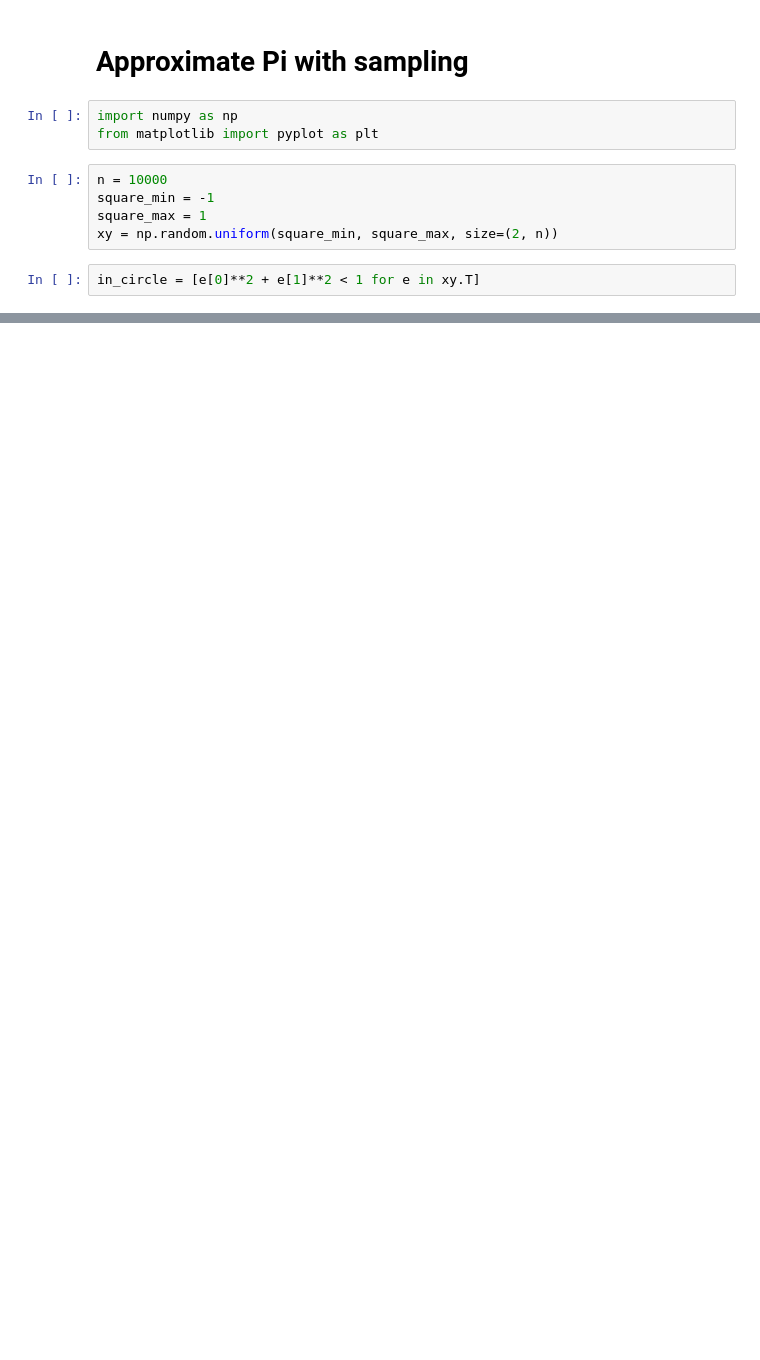
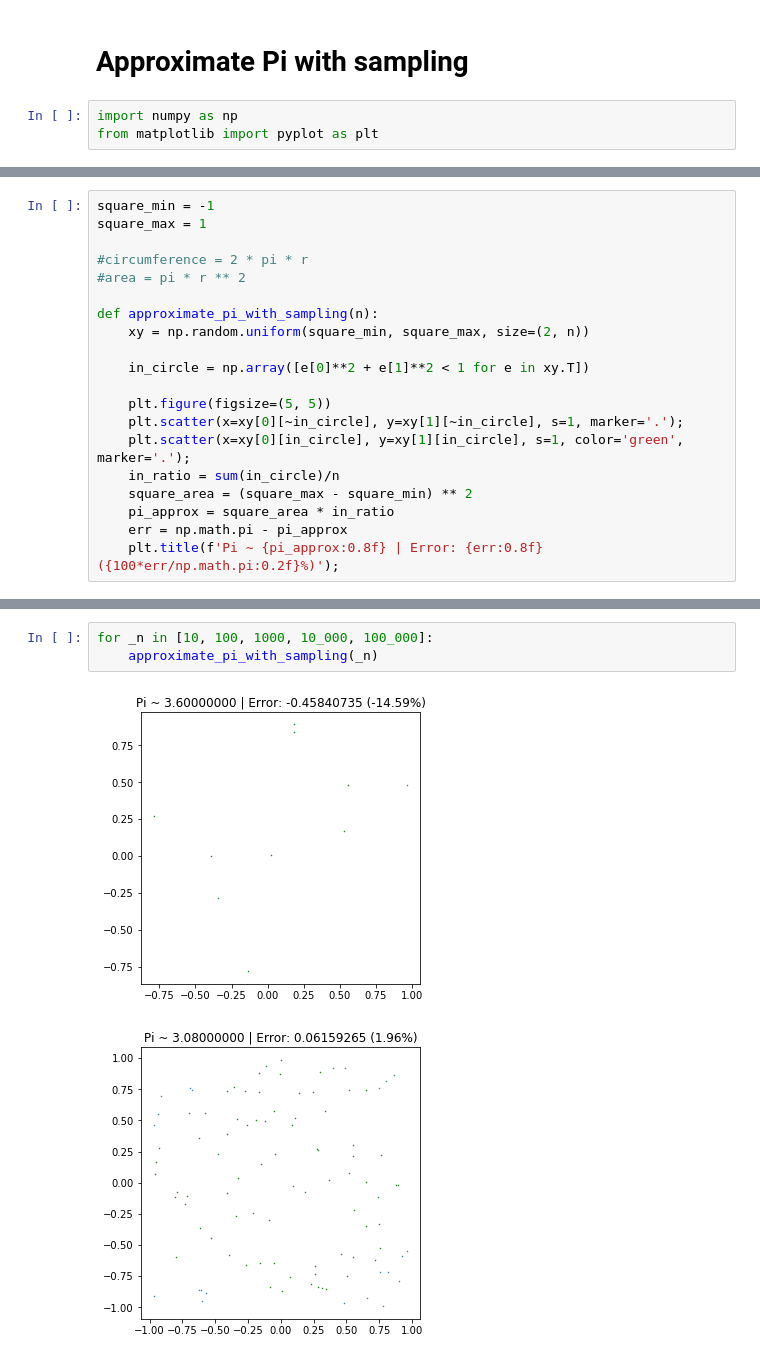
Before and after one commit to Robert-Muil/QB_Bayes_Course, a Jupyter notebook: notebooks/Approximating Pi.ipynb, the cells around one changed output, grey strips where cells are left out. Drawn from its saved outputs; the diff is of its cells as text; blank space fills up the shorter version.

Commit message:
neatened up the pi approx

```diff
--- a/notebooks/Approximating Pi.ipynb
+++ b/notebooks/Approximating Pi.ipynb
@@ -3,10 +3,3 @@
 # %%
 import numpy as np
 from matplotlib import pyplot as plt
-# %%
-n = 10000
-square_min = -1
-square_max = 1
-xy = np.random.uniform(square_min, square_max, size=(2, n))
-# %%
-in_circle = [e[0]**2 + e[1]**2 < 1 for e in xy.T]
@@ -25,0 +17,20 @@ plt.title(f'Prop in circle: {100.*in_ratio:0.1f}% | Pi ~ {pi_approx:0.4f}');
+# %%
+square_min = -1
+square_max = 1
+
+#circumference = 2 * pi * r
+#area = pi * r ** 2
+
+def approximate_pi_with_sampling(n):
+    xy = np.random.uniform(square_min, square_max, size=(2, n))
+
+    in_circle = np.array([e[0]**2 + e[1]**2 < 1 for e in xy.T])
+
+    plt.figure(figsize=(5, 5))
+    plt.scatter(x=xy[0][~in_circle], y=xy[1][~in_circle], s=1, marker='.');
+    plt.scatter(x=xy[0][in_circle], y=xy[1][in_circle], s=1, color='green', marker='.');
+    in_ratio = sum(in_circle)/n
+    square_area = (square_max - square_min) ** 2
+    pi_approx = square_area * in_ratio
+    err = np.math.pi - pi_approx
+    plt.title(f'Pi ~ {pi_approx:0.8f} | Error: {err:0.8f} ({100*err/np.math.pi:0.2f}%)');
@@ -25,0 +39,6 @@ plt.title(f'Prop in circle: {100.*in_ratio:0.1f}% | Pi ~ {pi_approx:0.4f}');
+# %%
+for _n in [10, 100, 1000, 10_000, 100_000]:
+    approximate_pi_with_sampling(_n)
+# %% [output]
+[figure, added]
+[figure, added]
```
Also changed, not shown: parts of 5 cells of this notebook.
